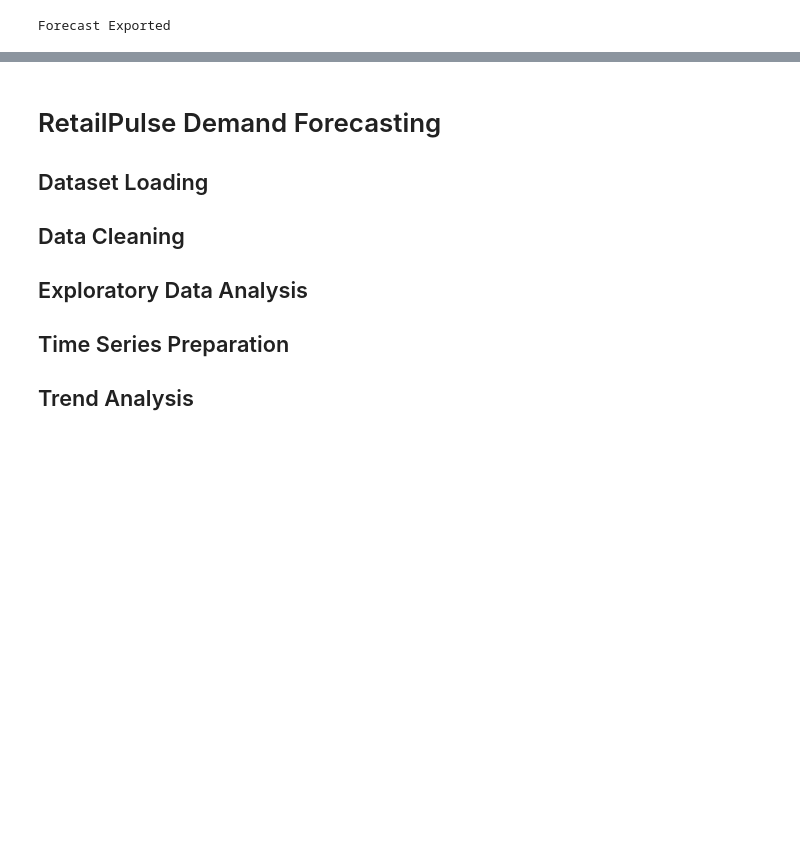
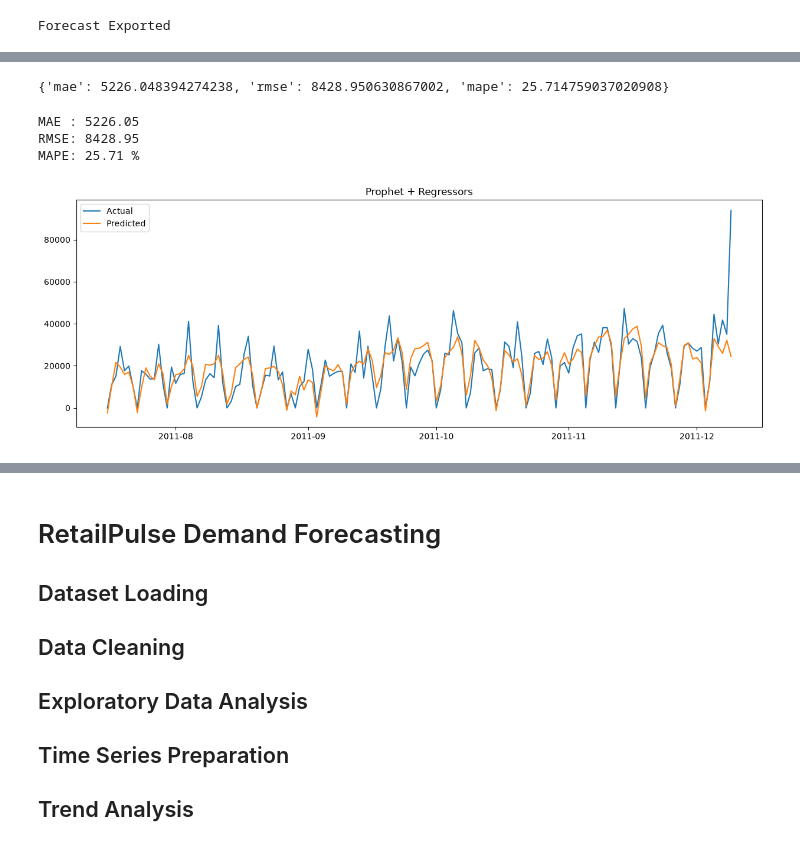
Before and after one commit to codeplayboy/RetailPulse-Zidio, a Jupyter notebook: notebooks/06_demand_forecasting.ipynb, the cells around one changed output, grey strips where cells are left out. Cells and saved outputs as stored; diff of their text form; code cells hidden in the pictures; blank space fills up the shorter version.

Commit message:
Complete demand forecasting module with optimized Prophet model and production-ready forecasting pipeline

```diff
--- a/notebooks/06_demand_forecasting.ipynb
+++ b/notebooks/06_demand_forecasting.ipynb
@@ -601,0 +781,4 @@ Forecast Exported
+# %%
+train["ds"] = pd.to_datetime(train["ds"]).dt.normalize()
+test["ds"] = pd.to_datetime(test["ds"]).dt.normalize()
+df["Date"] = pd.to_datetime(df["Date"]).dt.normalize()
@@ -601,0 +860,2 @@ Forecast Exported
+# %%
+model.fit(train_reg)
@@ -601,0 +866,55 @@ Forecast Exported
+# %%
+future = test_reg.drop(columns=["y"]).copy()
+
+forecast = model.predict(future)
+# %%
+evaluation_df = test_reg.merge(
+    forecast[
+        [
+            "ds",
+            "yhat",
+        ]
+    ],
+    on="ds",
+    how="left",
+)
+# %%
+metrics = calculate_metrics(
+    evaluation_df["y"].to_numpy(),
+    evaluation_df["yhat"].to_numpy(),
+)
+
+print(metrics)
+# %% [output]
+{'mae': 5226.048394274238, 'rmse': 8428.950630867002, 'mape': 25.714759037020908}
+# %%
+print("MAE :", round(metrics["mae"],2))
+print("RMSE:", round(metrics["rmse"],2))
+print("MAPE:", round(metrics["mape"],2),"%")
+# %% [output]
+MAE : 5226.05
+RMSE: 8428.95
+MAPE: 25.71 %
+# %%
+import matplotlib.pyplot as plt
+
+plt.figure(figsize=(15,5))
+
+plt.plot(
+    evaluation_df["ds"],
+    evaluation_df["y"],
+    label="Actual"
+)
+
+plt.plot(
+    evaluation_df["ds"],
+    evaluation_df["yhat"],
+    label="Predicted"
+)
+
+plt.legend()
+plt.title("Prophet + Regressors")
+
+plt.show()
+# %% [output]
+[figure, added]
```
Also changed, not shown: parts of 48 cells of this notebook, 11 other files.
